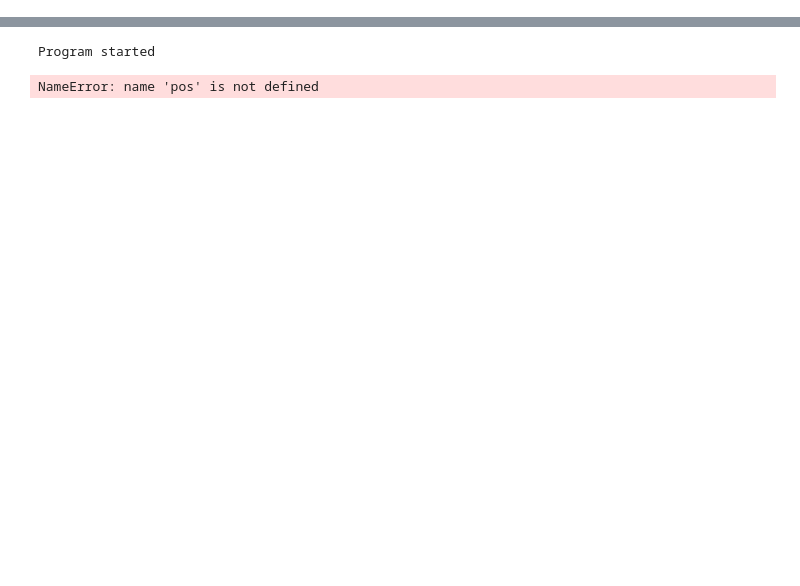
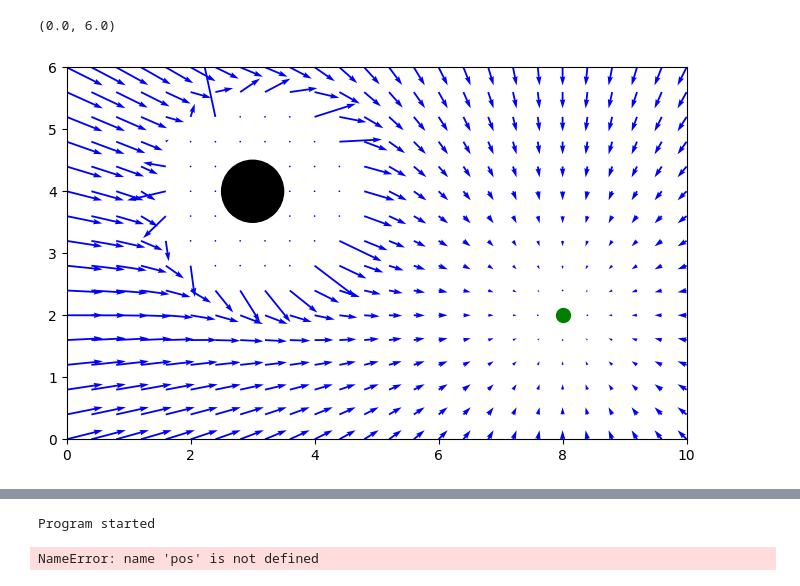
Before and after one commit to rafaelos134/RoboticaMovel, a Jupyter notebook: tp3/src/estatico/main.ipynb, the cells around one changed output, grey strips where cells are left out. Drawn from its saved outputs; the diff is of its cells as text; code cells hidden in the pictures; blank space fills up the shorter version.

```diff
--- a/tp3/src/estatico/main.ipynb
+++ b/tp3/src/estatico/main.ipynb
@@ -101,0 +638,26 @@ def transform_laser_to_global(laser_data, robot_pos, robot_ori):
+# %%
+Ft = Fatt + Frep
+
+# Normalização
+# Ft = Ft / np.linalg.norm(Ft, axis=1).reshape((len(Ft), 1))
+
+Ft_x = Ft[:,0]
+Ft_y = Ft[:,1]
+
+# Threshold para visualização
+fmax = .15
+Fm = np.linalg.norm(Ft, axis=1)
+Ft_x[Fm > fmax], Ft_y[Fm > fmax] = 0, 0
+
+fig = plt.figure(figsize=(8,5), dpi=100)
+ax = fig.add_subplot(111, aspect='equal')
+
+ax.quiver(XX, YY, Ft_x, Ft_y, color='b')
+plt.plot(goal[0], goal[1], 'og', markersize=10)
+ax.add_patch(patches.Circle((laser_data[0], laser_data[1]), laser_data[2], color='k'))
+
+ax.set_xlim(0, WORLDX)
+ax.set_ylim(0, WORLDY)
+# %% [output]
+(0.0, 6.0)
+[figure, added]
```
Also changed, not shown: parts of 18 cells of this notebook, 1 other file.
